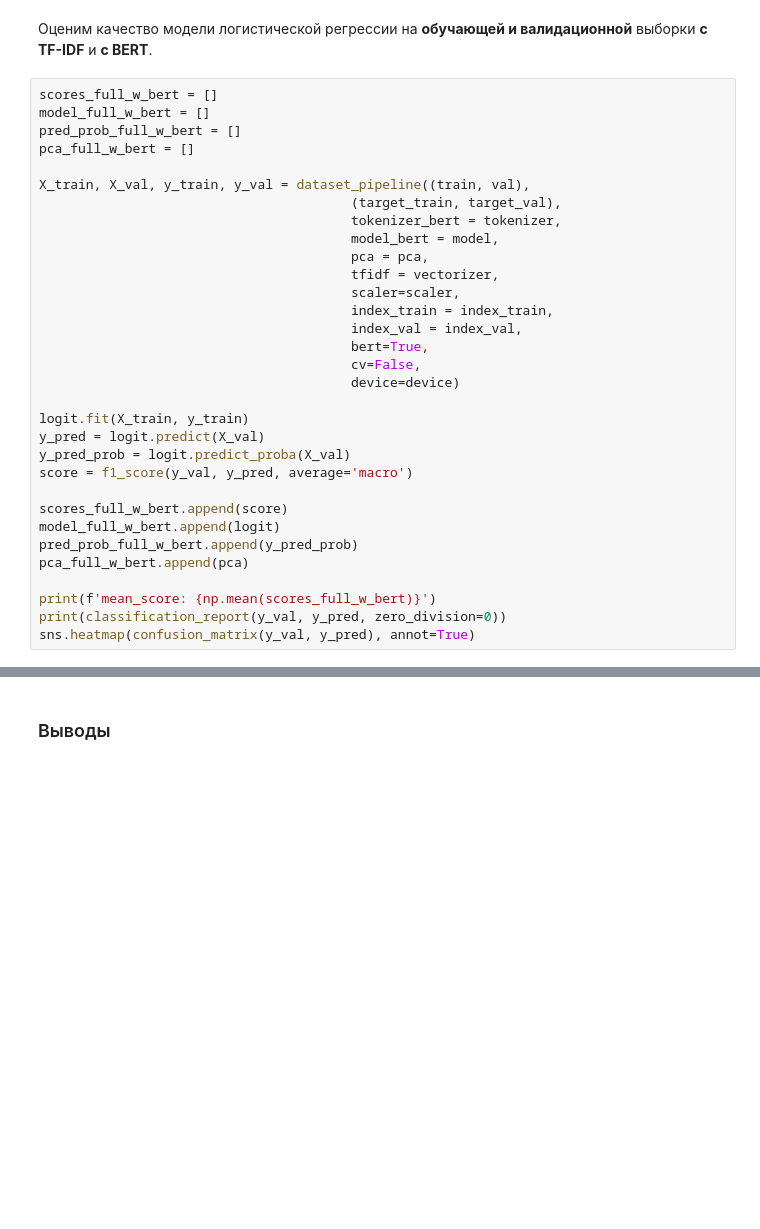
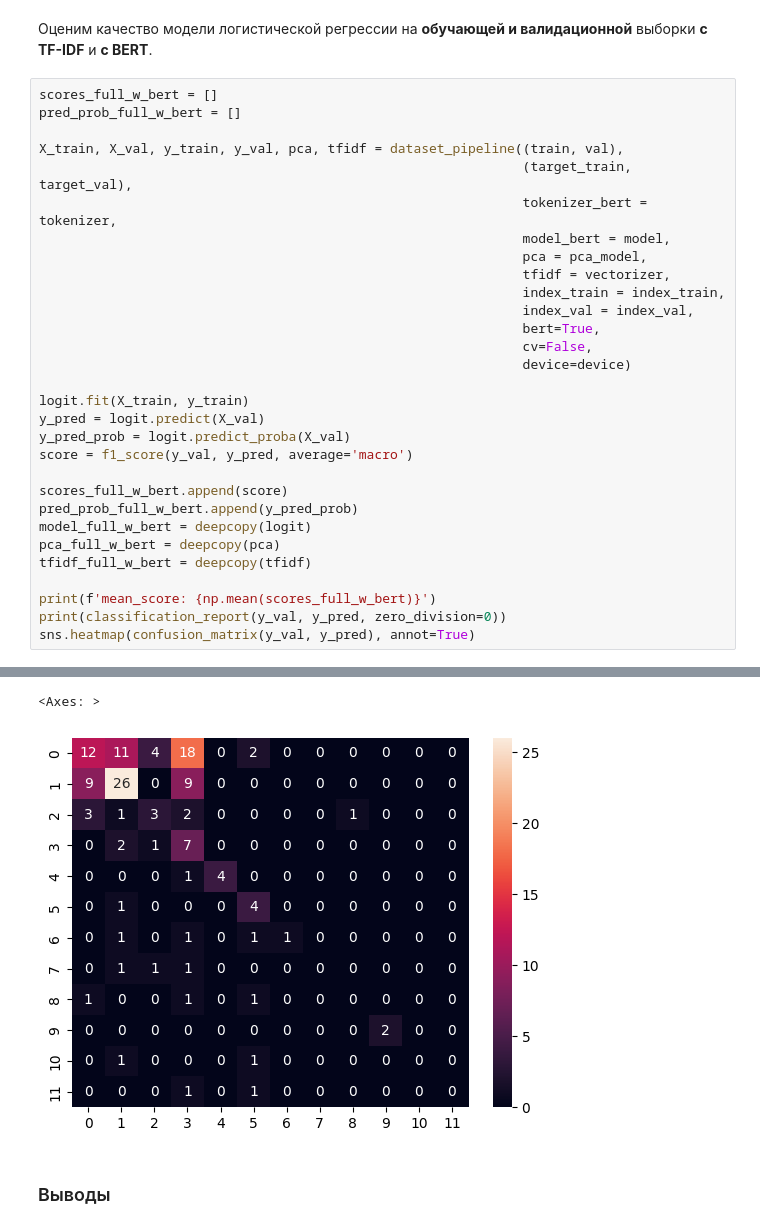
Before and after one commit to Astonish51/GlowByte_NLP_test, a Jupyter notebook: GlowByte_NLP.ipynb, the cells around one changed output, grey strips where cells are left out. Drawn from its saved outputs; the diff is of its cells as text; blank space fills up the shorter version.

```diff
--- a/GlowByte_NLP.ipynb
+++ b/GlowByte_NLP.ipynb
@@ -767,22 +841,19 @@ weighted avg       0.61      0.68      0.63       137
 Оценим качество модели логистической регрессии на **обучающей и валидационной** выборки **с TF-IDF** и **с BERT**.
 # %%
 scores_full_w_bert = []
-model_full_w_bert = []
 pred_prob_full_w_bert = []
-pca_full_w_bert = []
 
-X_train, X_val, y_train, y_val = dataset_pipeline((train, val),
-                                        (target_train, target_val),
-                                        tokenizer_bert = tokenizer,
-                                        model_bert = model,
-                                        pca = pca,
-                                        tfidf = vectorizer,
-                                        scaler=scaler,
-                                        index_train = index_train,
-                                        index_val = index_val,
-                                        bert=True,
-                                        cv=False,
-                                        device=device)
+X_train, X_val, y_train, y_val, pca, tfidf = dataset_pipeline((train, val),
+                                                              (target_train, target_val),
+                                                              tokenizer_bert = tokenizer,
+                                                              model_bert = model,
+                                                              pca = pca_model,
+                                                              tfidf = vectorizer,
+                                                              index_train = index_train,
+                                                              index_val = index_val,
+                                                              bert=True,
+                                                              cv=False,
+                                                              device=device)
 
 logit.fit(X_train, y_train)
 y_pred = logit.predict(X_val)
@@ -790,10 +861,12 @@ y_pred_prob = logit.predict_proba(X_val)
 score = f1_score(y_val, y_pred, average='macro')
 
 scores_full_w_bert.append(score)
-model_full_w_bert.append(logit)
 pred_prob_full_w_bert.append(y_pred_prob)
-pca_full_w_bert.append(pca)
+model_full_w_bert = deepcopy(logit)
+pca_full_w_bert = deepcopy(pca)
+tfidf_full_w_bert = deepcopy(tfidf)
 
 print(f'mean_score: {np.mean(scores_full_w_bert)}')
 print(classification_report(y_val, y_pred, zero_division=0))
 sns.heatmap(confusion_matrix(y_val, y_pred), annot=True)
+# %% [output]
@@ -800,3 +892,5 @@ sns.heatmap(confusion_matrix(y_val, y_pred), annot=True)
+<Axes: >
+[figure, added]
 # %% [markdown]
 ### Выводы
 # %% [markdown]
```
Also changed, not shown: parts of 171 cells of this notebook.
